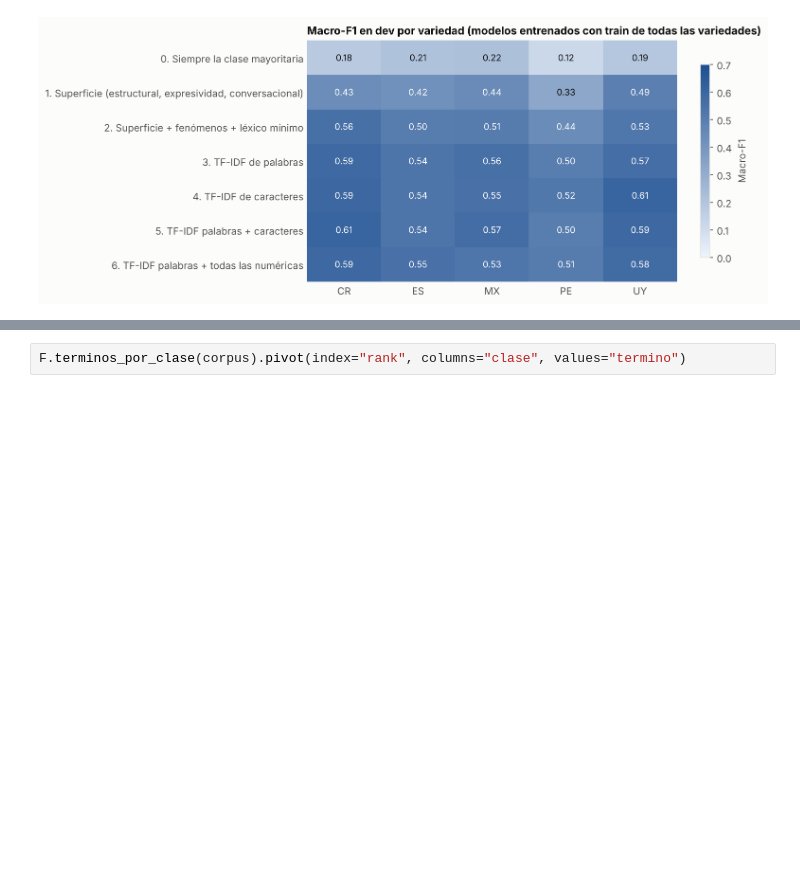
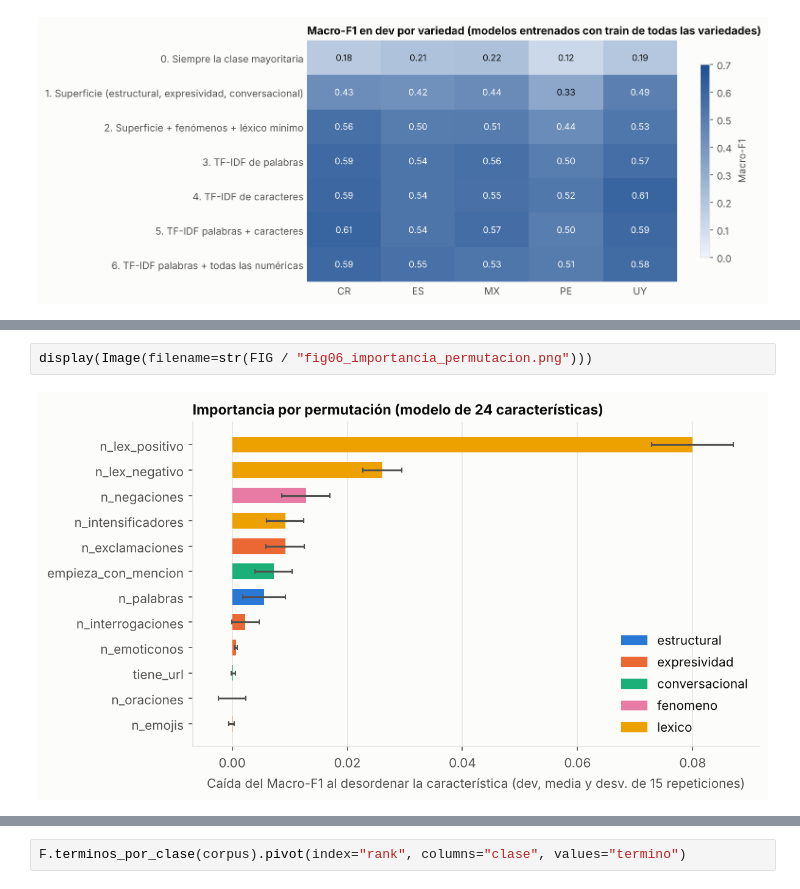
Before and after one commit to daniel797/multiagente-analisis-sentimiento-es, a Jupyter notebook: notebooks/03_feature_engineering.ipynb, the cells around one changed output, grey strips where cells are left out. Drawn from its saved outputs; the diff is of its cells as text; blank space fills up the shorter version.

```diff
--- a/notebooks/03_feature_engineering.ipynb
+++ b/notebooks/03_feature_engineering.ipynb
@@ -242,0 +330,4 @@ display(Image(filename=str(FIG / "fig03_macro_f1_por_variedad.png")))
+# %%
+display(Image(filename=str(FIG / "fig06_importancia_permutacion.png")))
+# %% [output]
+[figure, added]
```
Also changed, not shown: parts of 19 cells of this notebook, 15 other files.
